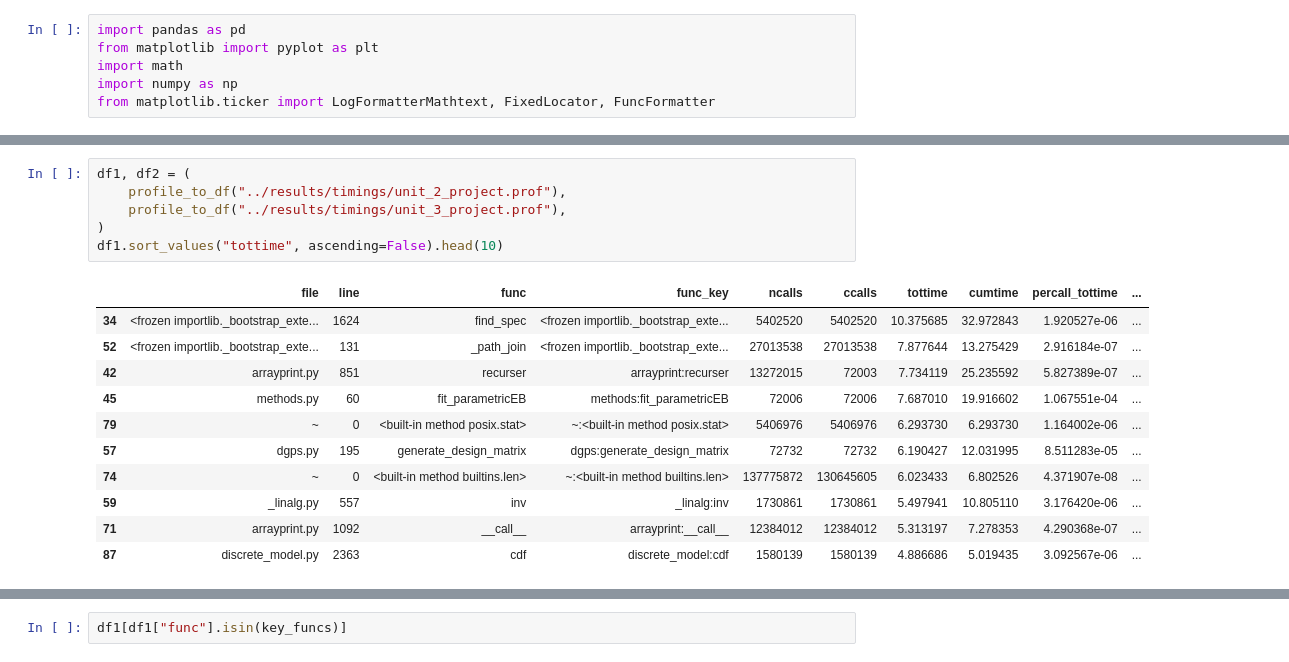
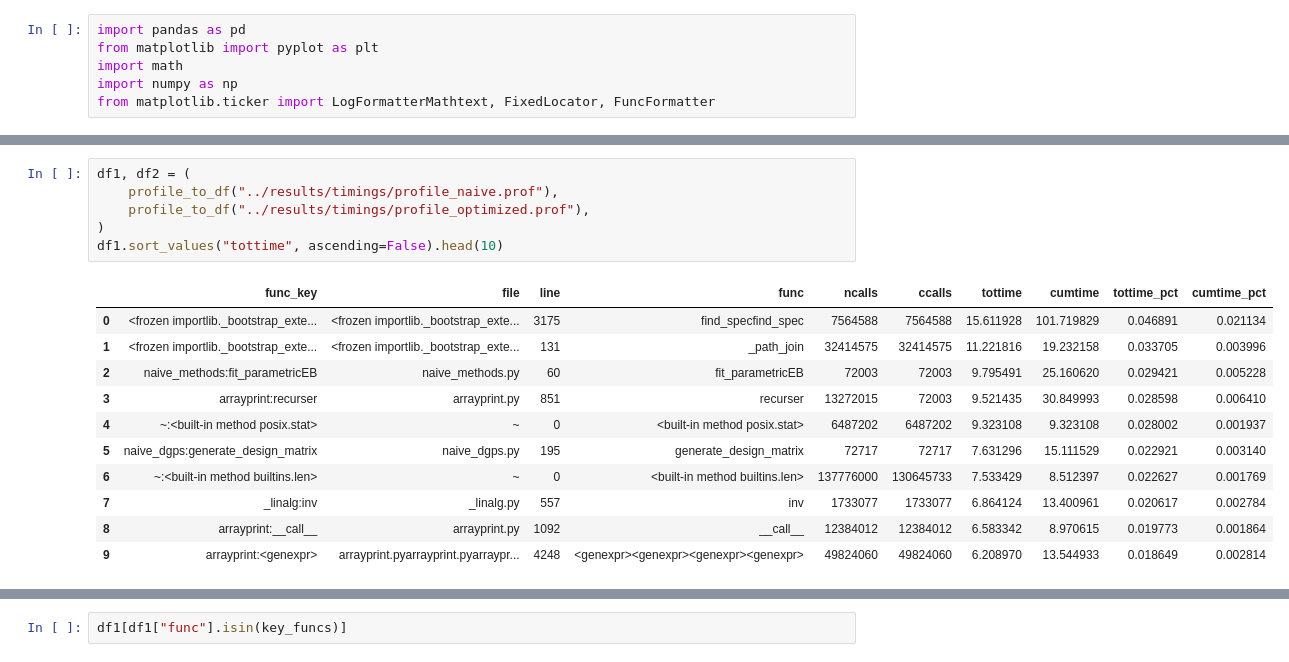
Before and after one commit to mcanearm/stat607, a Jupyter notebook: docs/timings.ipynb, the cells around one changed output, grey strips where cells are left out. Cells and saved outputs as stored; diff of their text form.

```diff
--- a/docs/timings.ipynb
+++ b/docs/timings.ipynb
@@ -283,18 +200,18 @@ def stitch_profiles_dfs(dfs, labels, join_on="func_key"):
 # %%
 df1, df2 = (
-    profile_to_df("../results/timings/unit_2_project.prof"),
-    profile_to_df("../results/timings/unit_3_project.prof"),
+    profile_to_df("../results/timings/profile_naive.prof"),
+    profile_to_df("../results/timings/profile_optimized.prof"),
 )
 df1.sort_values("tottime", ascending=False).head(10)
 # %% [output]
-|  | file | line | func | func_key | ncalls | ccalls | tottime | cumtime | percall_tottime | ... |
-| 34 | <frozen importlib._bootstrap_exte... | 1624 | find_spec | <frozen importlib._bootstrap_exte... | 5402520 | 5402520 | 10.375685 | 32.972843 | 1.920527e-06 | ... |
-| 52 | <frozen importlib._bootstrap_exte... | 131 | _path_join | <frozen importlib._bootstrap_exte... | 27013538 | 27013538 | 7.877644 | 13.275429 | 2.916184e-07 | ... |
-| 42 | arrayprint.py | 851 | recurser | arrayprint:recurser | 13272015 | 72003 | 7.734119 | 25.235592 | 5.827389e-07 | ... |
-| 45 | methods.py | 60 | fit_parametricEB | methods:fit_parametricEB | 72006 | 72006 | 7.687010 | 19.916602 | 1.067551e-04 | ... |
-| 79 | ~ | 0 | <built-in method posix.stat> | ~:<built-in method posix.stat> | 5406976 | 5406976 | 6.293730 | 6.293730 | 1.164002e-06 | ... |
-| 57 | dgps.py | 195 | generate_design_matrix | dgps:generate_design_matrix | 72732 | 72732 | 6.190427 | 12.031995 | 8.511283e-05 | ... |
-| 74 | ~ | 0 | <built-in method builtins.len> | ~:<built-in method builtins.len> | 137775872 | 130645605 | 6.023433 | 6.802526 | 4.371907e-08 | ... |
-| 59 | _linalg.py | 557 | inv | _linalg:inv | 1730861 | 1730861 | 5.497941 | 10.805110 | 3.176420e-06 | ... |
-| 71 | arrayprint.py | 1092 | __call__ | arrayprint:__call__ | 12384012 | 12384012 | 5.313197 | 7.278353 | 4.290368e-07 | ... |
-| 87 | discrete_model.py | 2363 | cdf | discrete_model:cdf | 1580139 | 1580139 | 4.886686 | 5.019435 | 3.092567e-06 | ... |
+|  | func_key | file | line | func | ncalls | ccalls | tottime | cumtime | tottime_pct | cumtime_pct |
+| 0 | <frozen importlib._bootstrap_exte... | <frozen importlib._bootstrap_exte... | 3175 | find_specfind_spec | 7564588 | 7564588 | 15.611928 | 101.719829 | 0.046891 | 0.021134 |
+| 1 | <frozen importlib._bootstrap_exte... | <frozen importlib._bootstrap_exte... | 131 | _path_join | 32414575 | 32414575 | 11.221816 | 19.232158 | 0.033705 | 0.003996 |
+| 2 | naive_methods:fit_parametricEB | naive_methods.py | 60 | fit_parametricEB | 72003 | 72003 | 9.795491 | 25.160620 | 0.029421 | 0.005228 |
+| 3 | arrayprint:recurser | arrayprint.py | 851 | recurser | 13272015 | 72003 | 9.521435 | 30.849993 | 0.028598 | 0.006410 |
+| 4 | ~:<built-in method posix.stat> | ~ | 0 | <built-in method posix.stat> | 6487202 | 6487202 | 9.323108 | 9.323108 | 0.028002 | 0.001937 |
+| 5 | naive_dgps:generate_design_matrix | naive_dgps.py | 195 | generate_design_matrix | 72717 | 72717 | 7.631296 | 15.111529 | 0.022921 | 0.003140 |
+| 6 | ~:<built-in method builtins.len> | ~ | 0 | <built-in method builtins.len> | 137776000 | 130645733 | 7.533429 | 8.512397 | 0.022627 | 0.001769 |
+| 7 | _linalg:inv | _linalg.py | 557 | inv | 1733077 | 1733077 | 6.864124 | 13.400961 | 0.020617 | 0.002784 |
+| 8 | arrayprint:__call__ | arrayprint.py | 1092 | __call__ | 12384012 | 12384012 | 6.583342 | 8.970615 | 0.019773 | 0.001864 |
+| 9 | arrayprint:<genexpr> | arrayprint.pyarrayprint.pyarraypr... | 4248 | <genexpr><genexpr><genexpr><genexpr> | 49824060 | 49824060 | 6.208970 | 13.544933 | 0.018649 | 0.002814 |
```
Also changed, not shown: parts of 5 cells of this notebook, 6 other files.
